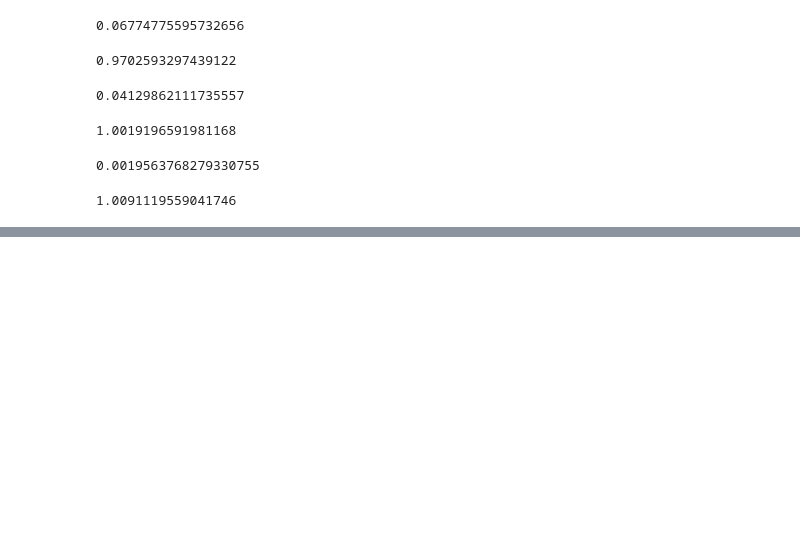
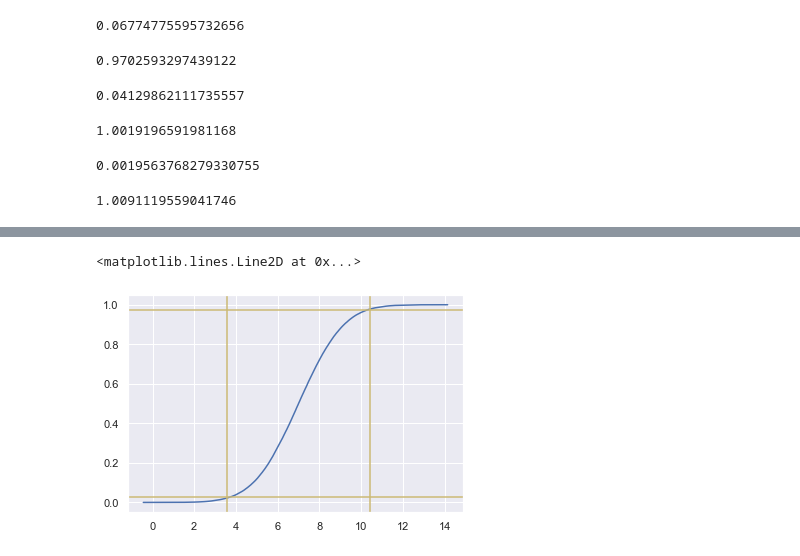
Before and after one commit to harryyang1982/coursera_umich_python, a Jupyter notebook: week4.ipynb, the cells around one changed output, grey strips where cells are left out. Cells and saved outputs as stored; diff of their text form; code cells hidden in the pictures; blank space fills up the shorter version.

```diff
--- a/week4.ipynb
+++ b/week4.ipynb
@@ -239,0 +318,10 @@ np.mean(standarddevs)
+# %%
+plt.plot(ecdf.x, ecdf.y)
+plt.axhline(y = 0.025, color = 'y', linestyle='-')
+plt.axvline(x = np.mean(Observations) - 2 * np.std(Observations), color = 'y', linestyle='-')
+
+plt.axhline(y = 0.975, color = 'y', linestyle='-')
+plt.axvline(x = np.mean(Observations) + 2 * np.std(Observations), color = 'y', linestyle='-')
+# %% [output]
+<matplotlib.lines.Line2D at 0x...>
+[figure, added]
```
Also changed, not shown: parts of 12 cells of this notebook, 3 other files.
